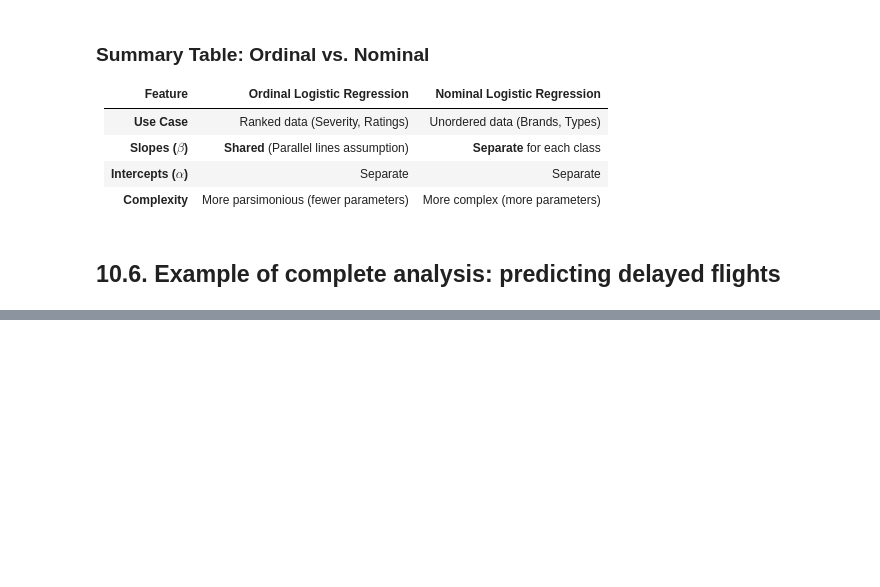
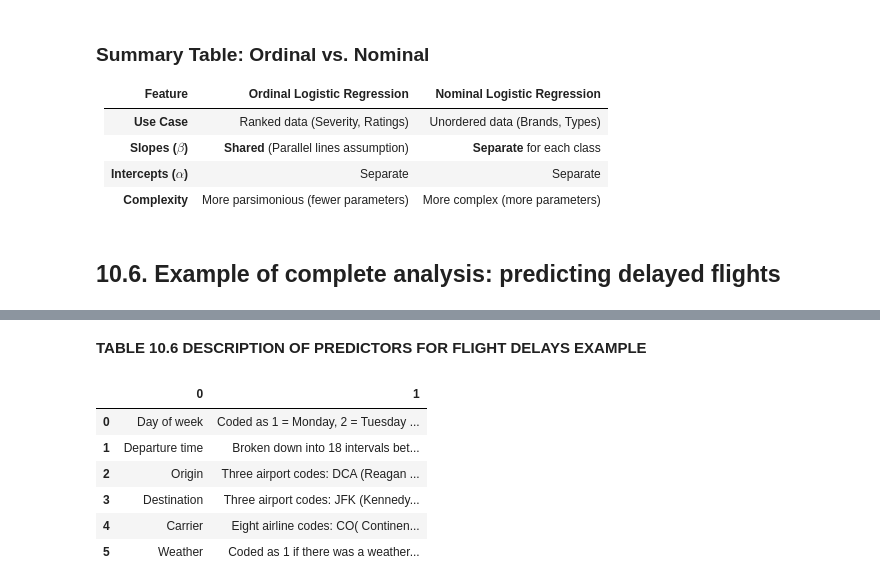
Before and after one commit to ThanhVanLe0605/Data-Mining-For-Business-Analytics-In-Python, a Jupyter notebook: Chapter_10_Logistic_Regression.ipynb, the cells around one changed output, grey strips where cells are left out. Drawn from its saved outputs; the diff is of its cells as text; code cells hidden in the pictures; blank space fills up the shorter version.

```diff
--- a/Chapter_10_Logistic_Regression.ipynb
+++ b/Chapter_10_Logistic_Regression.ipynb
@@ -342,0 +360,14 @@ $$
+# %% [markdown]
+**TABLE 10.6 DESCRIPTION OF PREDICTORS FOR FLIGHT DELAYS EXAMPLE**
+# %%
+des_predictors = pd.read_excel("TABLE_10.6_DESCRIPTION_OF_PREDICTORS_FOR_FLIGHT_DALAYS_EXAMPLE.xlsx", header = None)
+pd.set_option('display.max_colwidth', None)
+display(des_predictors)
+# %% [output]
+|  | 0 | 1 |
+| 0 | Day of week | Coded as 1 = Monday, 2 = Tuesday ... |
+| 1 | Departure time | Broken down into 18 intervals bet... |
+| 2 | Origin | Three airport codes: DCA (Reagan ... |
+| 3 | Destination | Three airport codes: JFK (Kennedy... |
+| 4 | Carrier | Eight airline codes: CO( Continen... |
+| 5 | Weather | Coded as 1 if there was a weather... |
```
Also changed, not shown: parts of 12 cells of this notebook.
